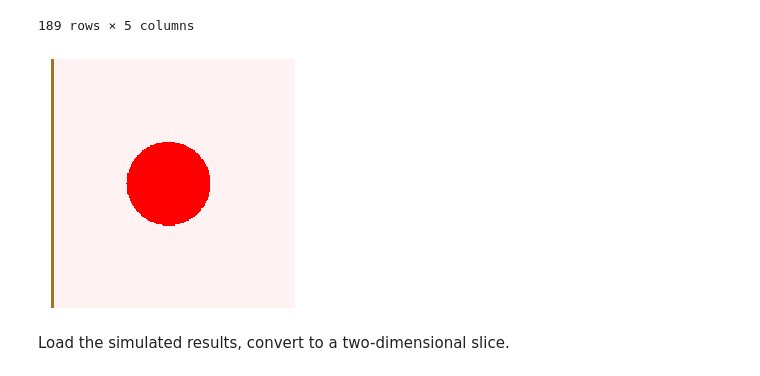
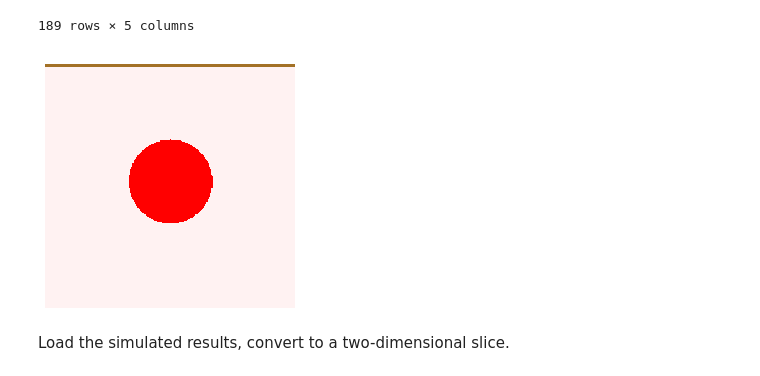
Before and after one commit to tomelse/SkinPhantomSimulations, a Jupyter notebook: Exp3/Vessel Depth Analysis.ipynb, the cells around one changed output. Saved outputs shown, nothing was run; the diff lists cells and outputs as text; code cells hidden in the pictures.

```diff
--- a/Exp3/Vessel Depth Analysis.ipynb
+++ b/Exp3/Vessel Depth Analysis.ipynb
@@ -35,29 +35,29 @@ parameters.loc[:, parameters.nunique()>1]
 # %%
 # View the phantom
 settings = parameters["SettingsFile"].iloc[0]
 
 # Load the phantom settings.
 mcx_settings = load_mcx_settings(settings)
 dimension = tuple(mcx_settings["Domain"]["Dim"])
 
 volume_numbered = []
 
 for volfile in parameters["VolumeFile"].unique():
     volume = np.fromfile(volfile, dtype="uint8").reshape(dimension + (-1,), order="F")
     # Visualise the computational phantom.
     volume_numbered.append(volume[:, 100, :, 0])
 
 cmap = matplotlib.colors.ListedColormap([(1,1,1), (163/255, 113/255, 38/255), (1, 0.95, 0.95), (1,0,0)])
-plt.imshow(volume_numbered[5], cmap=cmap)
+plt.imshow(volume_numbered[5].T, cmap=cmap)
 plt.axis("off")
 plt.tight_layout()
 plt.savefig("../FiguresOutput/phantom_layout.png")
 plt.show()
 
 # Labels for each region.
 regions = ["Outside", "Coupling Layer", "Epidermis", "Background", "Vessel"]
 # %% [output]
-[figure, old version]
+[figure, new version]
 # %% [markdown]
 Load the simulated results, convert to a two-dimensional slice.
 # %%
```
Also changed, not shown: parts of 1 cell of this notebook, 8 other files.
